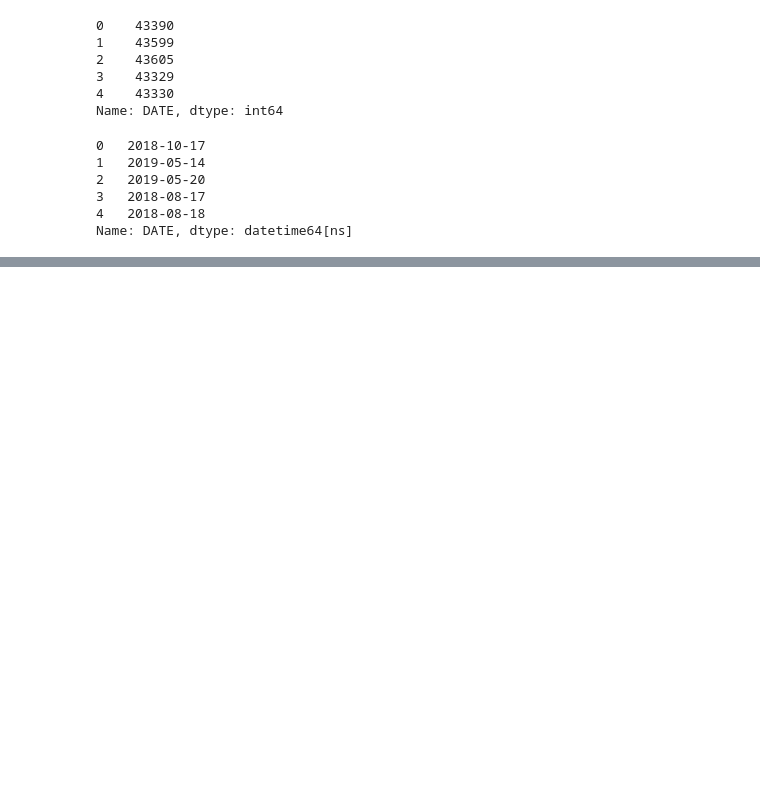
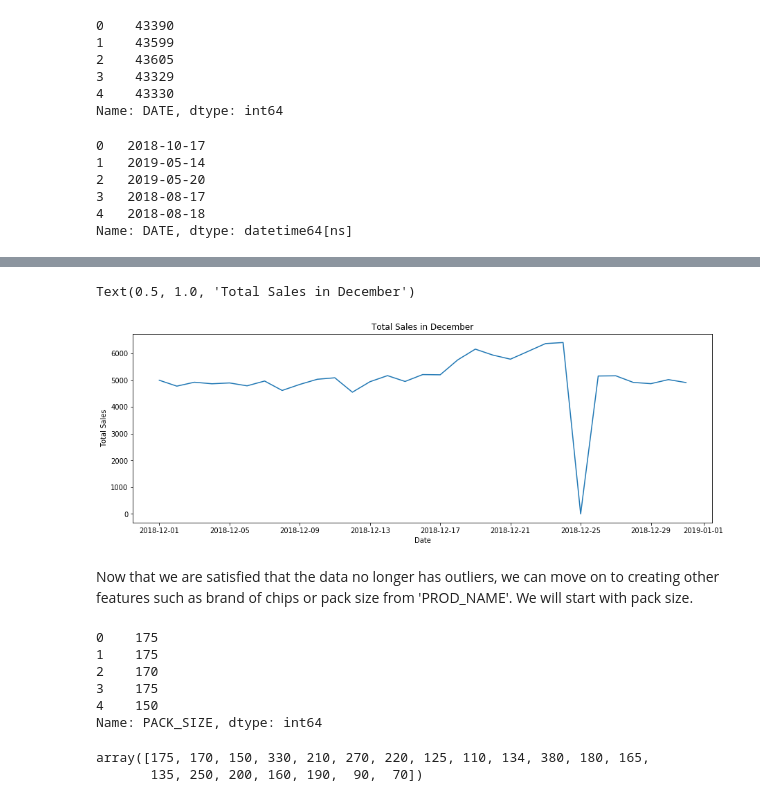
Before and after one commit to merey91/InsideSherpa_Virtual_Internship, a Jupyter notebook: InsideSherpa-Quantium.ipynb, the cells around one changed output, grey strips where cells are left out. Saved outputs shown, nothing was run; the diff lists cells and outputs as text; code cells hidden in the pictures; blank space fills up the shorter version.

```diff
--- a/InsideSherpa-Quantium.ipynb
+++ b/InsideSherpa-Quantium.ipynb
@@ -202,0 +373,4 @@ dtype: object
+# %%
+# Let's look at the December month only
+c_december = c[(c.index > "2018-11-30") & (c.index < "2019-01-01")]
+c_december.tail(10)
@@ -202,0 +390,27 @@ dtype: object
+# %%
+plt.figure(figsize = (15, 5))
+plt.plot(c_december)
+plt.xlabel('Date')
+plt.ylabel('Total Sales')
+plt.title('Total Sales in December')
+# %% [output]
+Text(0.5, 1.0, 'Total Sales in December')
+[figure, added]
+# %% [markdown]
+Now that we are satisfied that the data no longer has outliers, we can move on to
+creating other features such as brand of chips or pack size from 'PROD_NAME'. We will
+start with pack size.
+# %%
+transaction['PACK_SIZE'].head()
+# %% [output]
+0    175
+1    175
+2    170
+3    175
+4    150
+Name: PACK_SIZE, dtype: int64
+# %%
+transaction['PACK_SIZE'].unique()
+# %% [output]
+array([175, 170, 150, 330, 210, 270, 220, 125, 110, 134, 380, 180, 165,
+       135, 250, 200, 160, 190,  90,  70])
```
Also changed, not shown: parts of 117 cells of this notebook.
